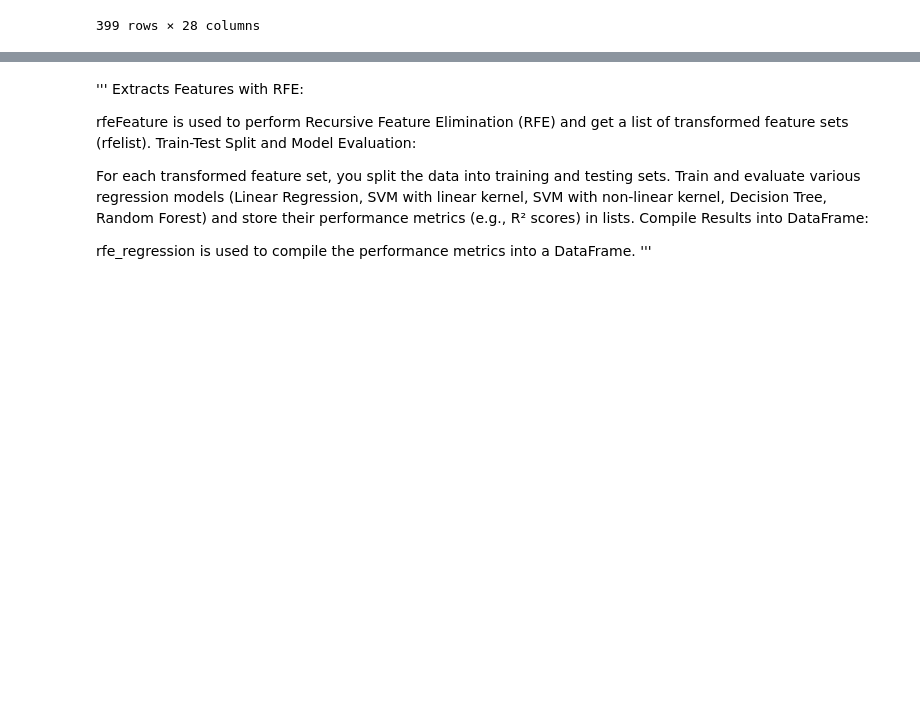
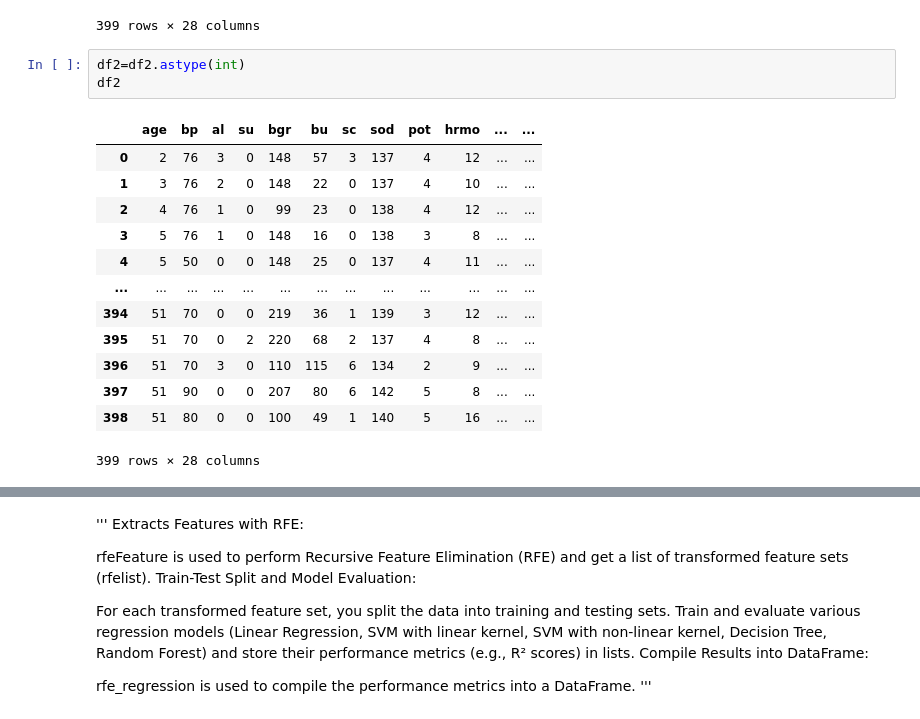
Before and after one commit to JeyPrabakaran/DS_RFE, a Jupyter notebook: RFE_Regression_new.ipynb, the cells around one changed output, grey strips where cells are left out. Saved outputs shown, nothing was run; the diff lists cells and outputs as text; blank space fills up the shorter version.

```diff
--- a/RFE_Regression_new.ipynb
+++ b/RFE_Regression_new.ipynb
@@ -249,6 +249,23 @@ df2
 | 397 | 51.492308 | 90.000000 | 0.0 | 0.0 | 207.000000 | 80.000000 | 6.800000 | 142.000000 | 5.500000 | 8.500000 | ... | ... |
 | 398 | 51.492308 | 80.000000 | 0.0 | 0.0 | 100.000000 | 49.000000 | 1.000000 | 140.000000 | 5.000000 | 16.300000 | ... | ... |
 399 rows × 28 columns
+# %%
+df2=df2.astype(int)
+df2
+# %% [output]
+|  | age | bp | al | su | bgr | bu | sc | sod | pot | hrmo | ... | ... |
+| 0 | 2 | 76 | 3 | 0 | 148 | 57 | 3 | 137 | 4 | 12 | ... | ... |
+| 1 | 3 | 76 | 2 | 0 | 148 | 22 | 0 | 137 | 4 | 10 | ... | ... |
+| 2 | 4 | 76 | 1 | 0 | 99 | 23 | 0 | 138 | 4 | 12 | ... | ... |
+| 3 | 5 | 76 | 1 | 0 | 148 | 16 | 0 | 138 | 3 | 8 | ... | ... |
+| 4 | 5 | 50 | 0 | 0 | 148 | 25 | 0 | 137 | 4 | 11 | ... | ... |
+| ... | ... | ... | ... | ... | ... | ... | ... | ... | ... | ... | ... | ... |
+| 394 | 51 | 70 | 0 | 0 | 219 | 36 | 1 | 139 | 3 | 12 | ... | ... |
+| 395 | 51 | 70 | 0 | 2 | 220 | 68 | 2 | 137 | 4 | 8 | ... | ... |
+| 396 | 51 | 70 | 3 | 0 | 110 | 115 | 6 | 134 | 2 | 9 | ... | ... |
+| 397 | 51 | 90 | 0 | 0 | 207 | 80 | 6 | 142 | 5 | 8 | ... | ... |
+| 398 | 51 | 80 | 0 | 0 | 100 | 49 | 1 | 140 | 5 | 16 | ... | ... |
+399 rows × 28 columns
 # %%
 indep_X=df2.drop('classification_yes', axis=1)
 indep_X
```
Also changed, not shown: parts of 6 cells of this notebook.
